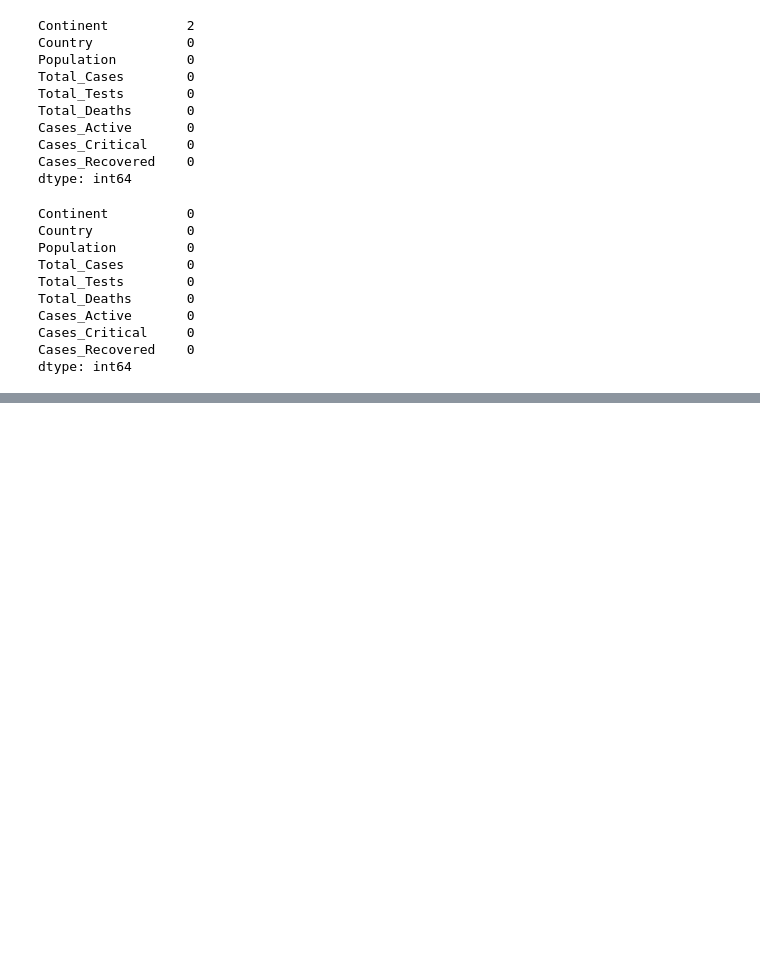
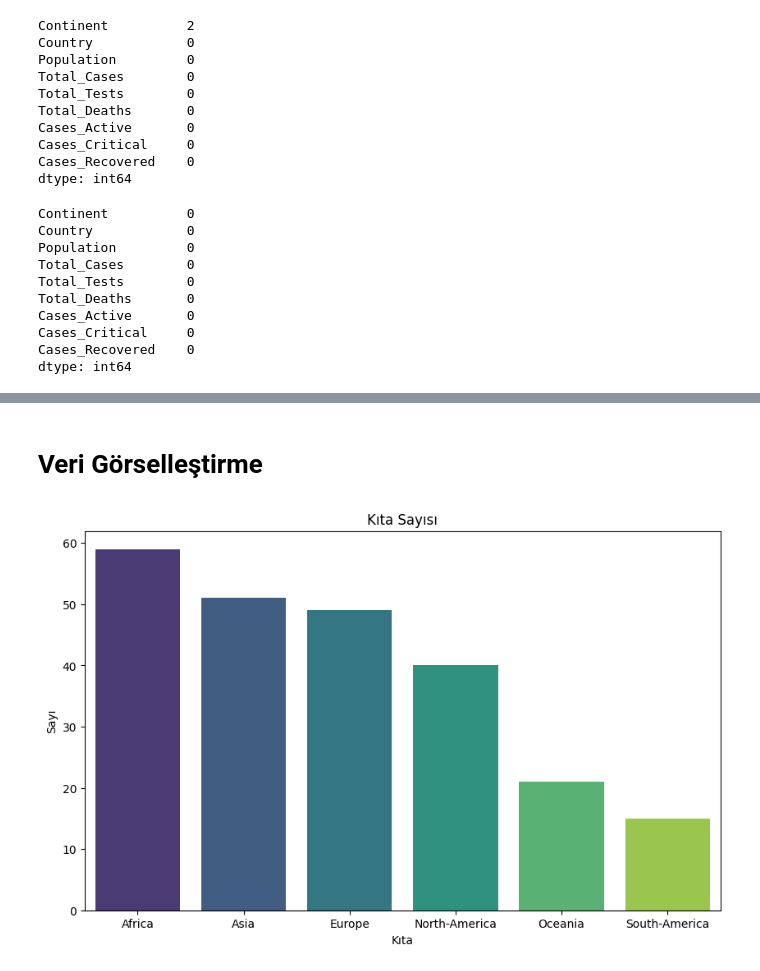
Before and after one commit to Tubaakbas/COVID19-API-Project, a Jupyter notebook: main.ipynb, the cells around one changed output, grey strips where cells are left out. Drawn from its saved outputs; the diff is of its cells as text; code cells hidden in the pictures; blank space fills up the shorter version.

```diff
--- a/main.ipynb
+++ b/main.ipynb
@@ -245,0 +244,15 @@ covid19_data.head()
+# %% [markdown]
+# Veri Görselleştirme
+# %%
+# Her bir kıtanın sayısını alma
+value_counts = covid19_data['Continent'].value_counts()
+
+# Çubuk grafik oluşturalım
+plt.figure(figsize=(10, 6))
+sns.barplot(x=value_counts.index, y=value_counts.values, palette='viridis')
+plt.title('Kıta Sayısı')
+plt.xlabel('Kıta')
+plt.ylabel('Sayı')
+plt.show()
+# %% [output]
+[figure, added]
```
Also changed, not shown: parts of 24 cells of this notebook, 1 other file.
